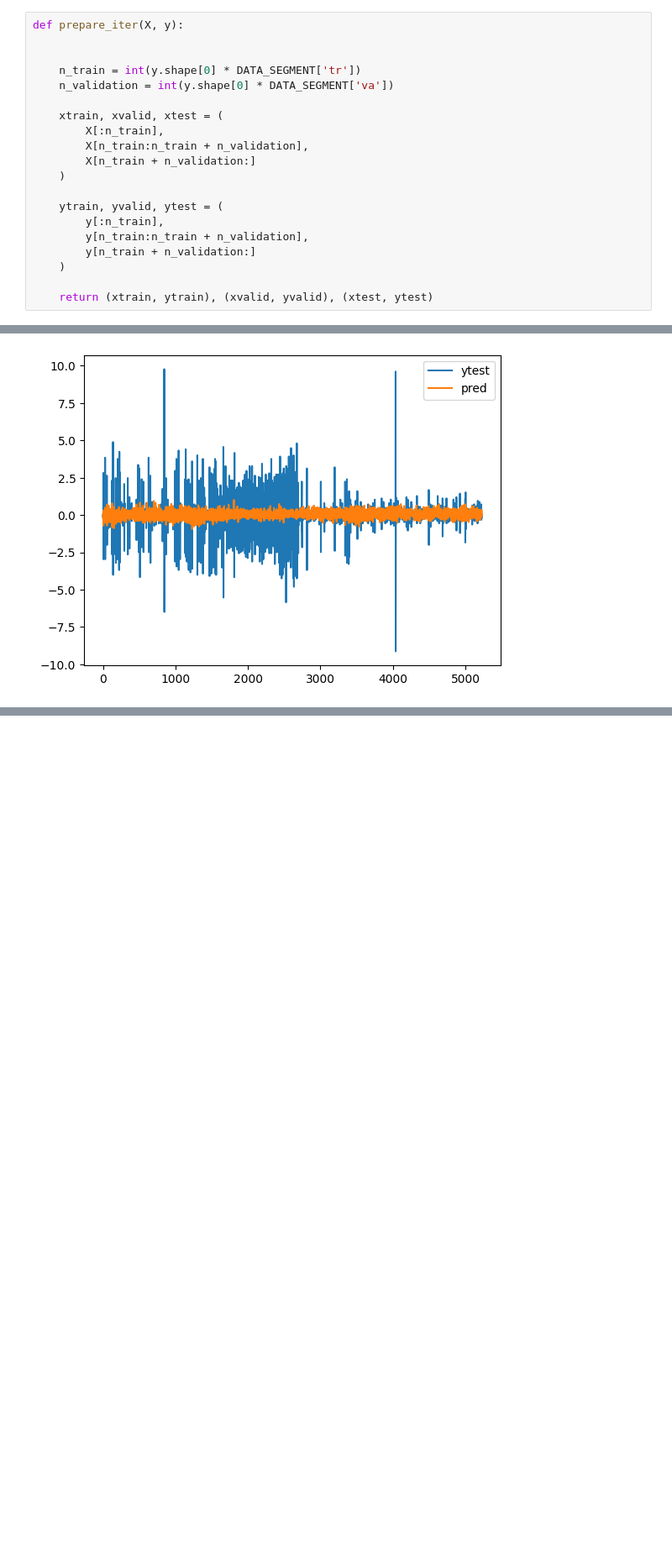
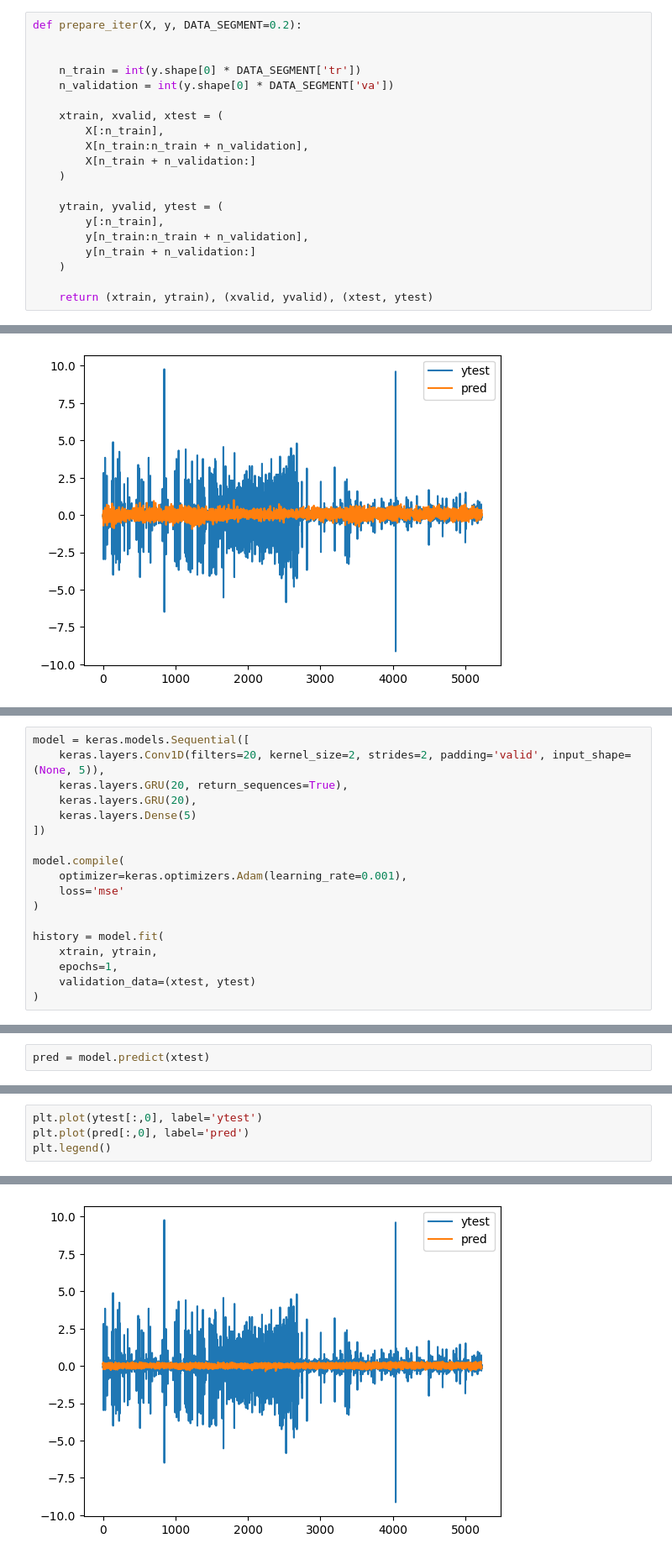
Before and after one commit to kaladabrio2020/livro-analise-pratica-series-temporais, a Jupyter notebook: capitulo 10 - aprendizado profundo para series temporais/capitulo_10.ipynb, the cells around one changed output, grey strips where cells are left out. Shown: that part at 84% size. Drawn from its saved outputs; the diff is of its cells as text; blank space fills up the shorter version.

```diff
--- a/capitulo 10 - aprendizado profundo para series temporais/capitulo_10.ipynb
+++ b/capitulo 10 - aprendizado profundo para series temporais/capitulo_10.ipynb
@@ -198,7 +199,7 @@ def prepare_data(data_dir, win, h, model_name='fc_model', num_features=321):
 
         return X, y
 # %%
-def prepare_iter(X, y):
+def prepare_iter(X, y, DATA_SEGMENT=0.2):
 
 
     n_train = int(y.shape[0] * DATA_SEGMENT['tr'])
@@ -338,0 +418,18 @@ plt.legend()
+# %%
+model = keras.models.Sequential([
+    keras.layers.Conv1D(filters=20, kernel_size=2, strides=2, padding='valid', input_shape=(None, 5)),
+    keras.layers.GRU(20, return_sequences=True),
+    keras.layers.GRU(20),
+    keras.layers.Dense(5)
+])
+
+model.compile(
+    optimizer=keras.optimizers.Adam(learning_rate=0.001),
+    loss='mse'
+)
+
+history = model.fit(
+    xtrain, ytrain,
+    epochs=1,
+    validation_data=(xtest, ytest)
+)
@@ -338,0 +438,2 @@ plt.legend()
+# %%
+pred = model.predict(xtest)
@@ -338,0 +442,5 @@ plt.legend()
+# %%
+plt.plot(ytest[:,0], label='ytest')
+plt.plot(pred[:,0], label='pred')
+plt.legend()
+# %% [output]
@@ -338,0 +448 @@ plt.legend()
+[figure, added]
```
Also changed, not shown: parts of 33 cells of this notebook, 3 other files.
